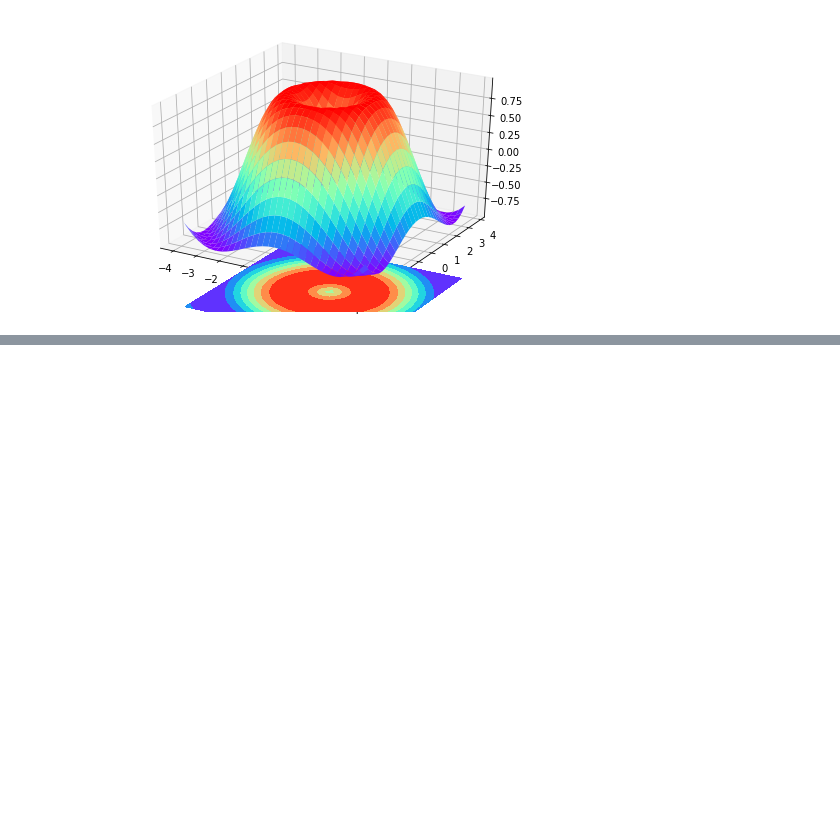
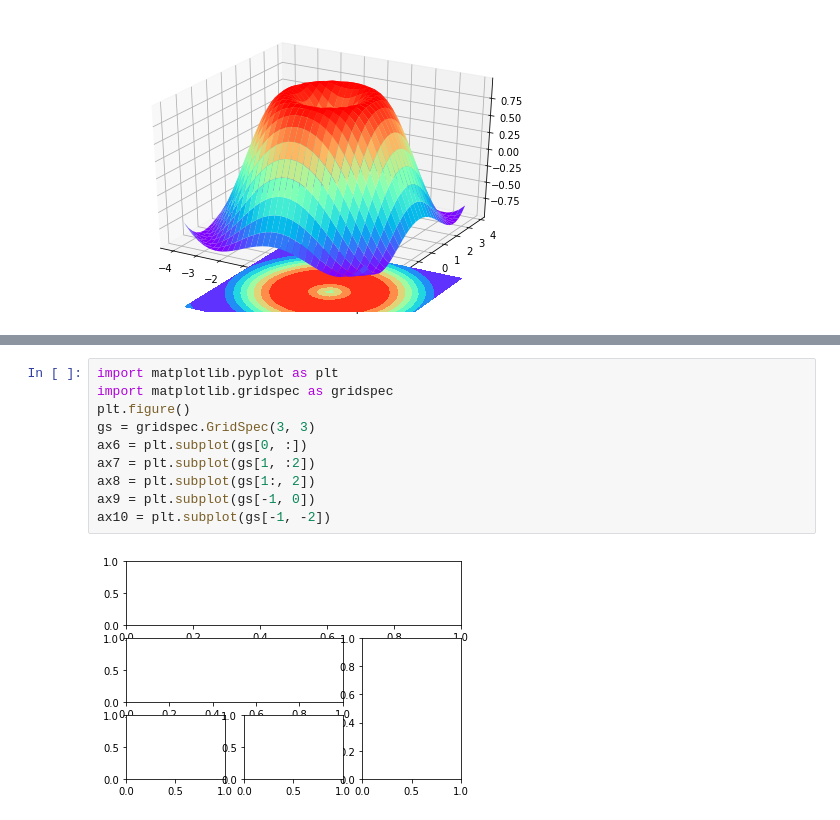
Before and after one commit to Bossism/DailyStudy, a Jupyter notebook: matplotlib.ipynb, the cells around one changed output, grey strips where cells are left out. Drawn from its saved outputs; the diff is of its cells as text; blank space fills up the shorter version.

```diff
--- a/matplotlib.ipynb
+++ b/matplotlib.ipynb
@@ -344,0 +394,12 @@ ax.contourf(X, Y, Z, zdir='z', offset=-2, cmap=plt.get_cmap('rainbow'))
+# %%
+import matplotlib.pyplot as plt
+import matplotlib.gridspec as gridspec
+plt.figure()
+gs = gridspec.GridSpec(3, 3)
+ax6 = plt.subplot(gs[0, :])
+ax7 = plt.subplot(gs[1, :2])
+ax8 = plt.subplot(gs[1:, 2])
+ax9 = plt.subplot(gs[-1, 0])
+ax10 = plt.subplot(gs[-1, -2])
+# %% [output]
+[figure, added]
```
Also changed, not shown: parts of 12 cells of this notebook.
